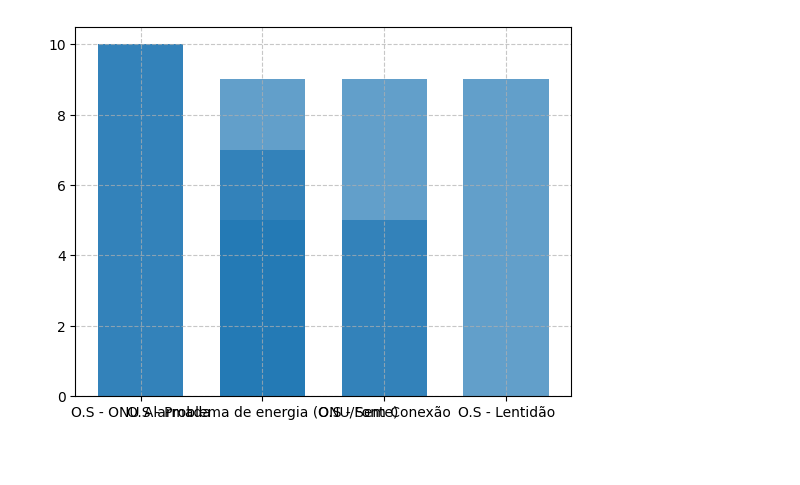
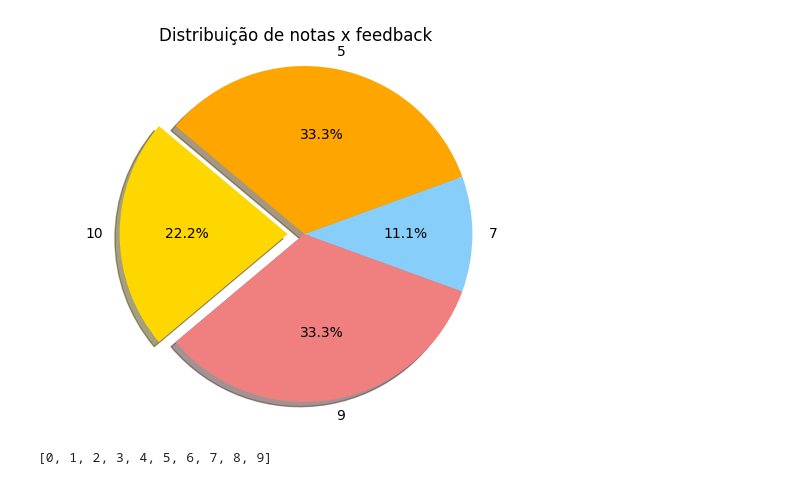
Before and after one commit to MAIA332/IXC-soft, a Jupyter notebook: visual/test_graph.ipynb, the cells around one changed output. Drawn from its saved outputs; the diff is of its cells as text; code cells hidden in the pictures; blank space fills up the shorter version.

Commit message:
graph build

```diff
--- a/visual/test_graph.ipynb
+++ b/visual/test_graph.ipynb
@@ -3,6 +3,6 @@ import graph
 # %%
 g = graph.graphs("/home/baia-13/Documentos/IXC-soft","sample")
 # %%
-g.bar()
+g.pie()
 # %% [output]
-[figure, old version]
+[figure, new version]
@@ -8,0 +18,4 @@ g.bar()
+# %%
+y
+# %% [output]
+[0, 1, 2, 3, 4, 5, 6, 7, 8, 9]
```
Also changed, not shown: parts of 16 cells of this notebook, 7 other files.
